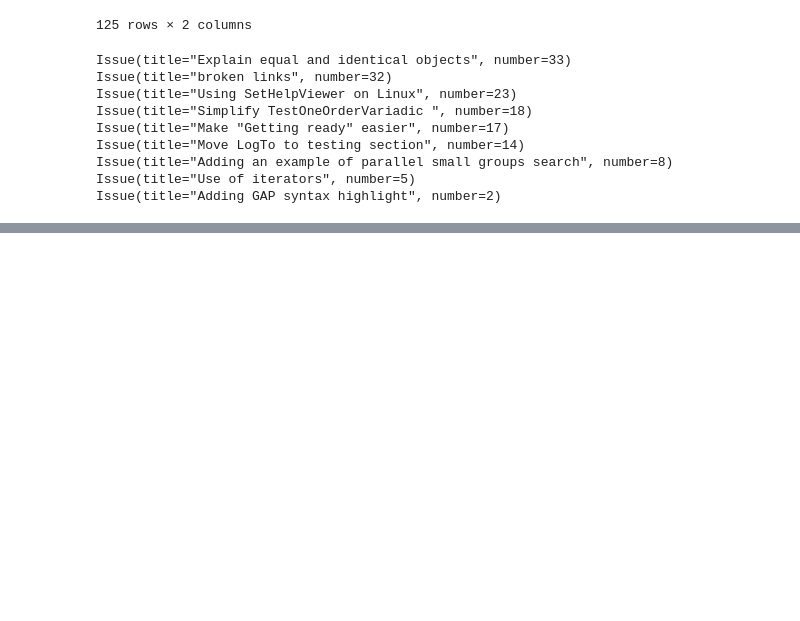
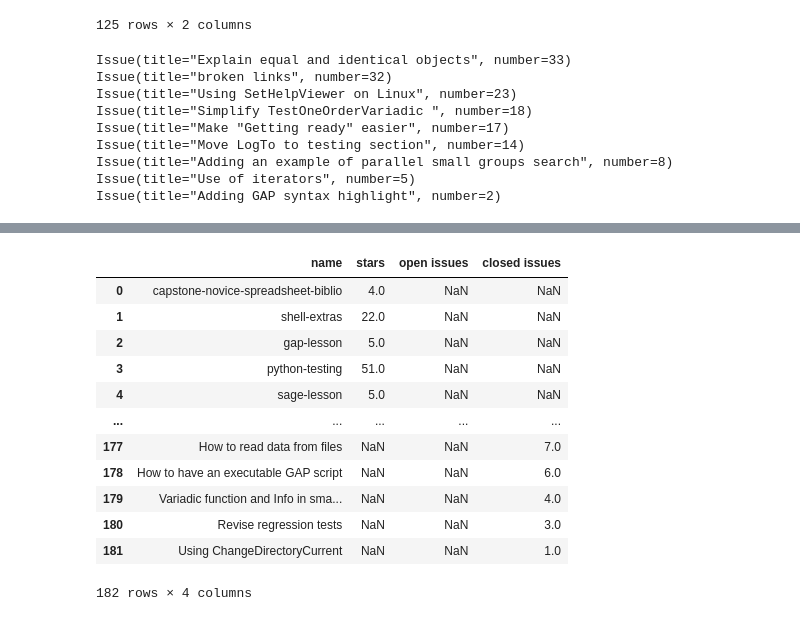
Before and after one commit to 2112udayan/Monitoring-tool-for-Carpentries-Incubator, a Jupyter notebook: notebooks/Simple-Example.ipynb, the cells around one changed output, grey strips where cells are left out. Saved outputs shown, nothing was run; the diff lists cells and outputs as text; code cells hidden in the pictures; blank space fills up the shorter version.

Commit message:
Extract repository name, open/close issues and pull requests

```diff
--- a/notebooks/Simple-Example.ipynb
+++ b/notebooks/Simple-Example.ipynb
@@ -209,3 +171,8 @@ Issue(title="Move LogTo to testing section", number=14)
 Issue(title="Adding an example of parallel small groups search", number=8)
 Issue(title="Use of iterators", number=5)
 Issue(title="Adding GAP syntax highlight", number=2)
+# %%
+for issue in open_issues:
+    print(issue.title , issue.number)
+    new_column={'name':issue.title, 'open issues':issue.number}
+    df=df.append(new_column,ignore_index=True)
@@ -211,0 +205,4 @@ Issue(title="Adding GAP syntax highlight", number=2)
+# %%
+closed_issues=repo.get_issues(state='closed')
+for issue in closed_issues:
+    print(issue)
@@ -211,0 +227,5 @@ Issue(title="Adding GAP syntax highlight", number=2)
+# %%
+for issue in closed_issues:
+    print(issue.title , issue.number)
+    new_column={'name':issue.title, 'closed issues':issue.number}
+    df=df.append(new_column,ignore_index=True)
@@ -211,0 +257,16 @@ Issue(title="Adding GAP syntax highlight", number=2)
+# %%
+df
+# %% [output]
+|  | name | stars | open issues | closed issues |
+| 0 | capstone-novice-spreadsheet-biblio | 4.0 | NaN | NaN |
+| 1 | shell-extras | 22.0 | NaN | NaN |
+| 2 | gap-lesson | 5.0 | NaN | NaN |
+| 3 | python-testing | 51.0 | NaN | NaN |
+| 4 | sage-lesson | 5.0 | NaN | NaN |
+| ... | ... | ... | ... | ... |
+| 177 | How to read data from files | NaN | NaN | 7.0 |
+| 178 | How to have an executable GAP script | NaN | NaN | 6.0 |
+| 179 | Variadic function and Info in sma... | NaN | NaN | 4.0 |
+| 180 | Revise regression tests | NaN | NaN | 3.0 |
+| 181 | Using ChangeDirectoryCurrent | NaN | NaN | 1.0 |
+182 rows × 4 columns
```
Also changed, not shown: parts of 5 cells of this notebook.
